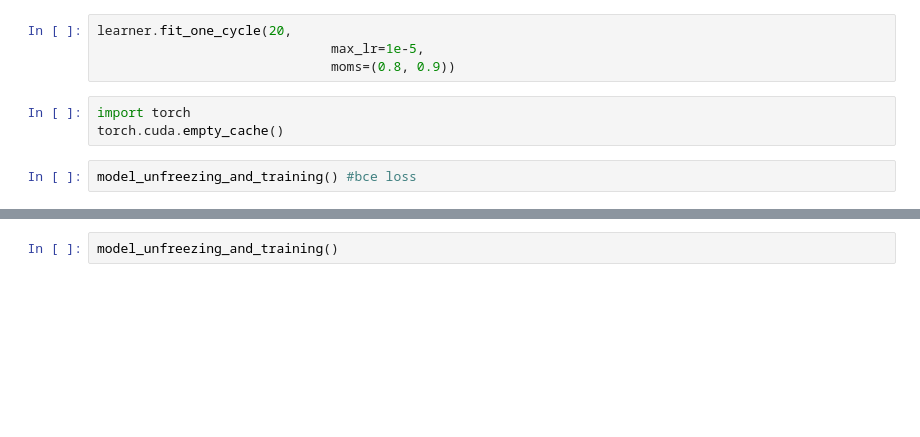
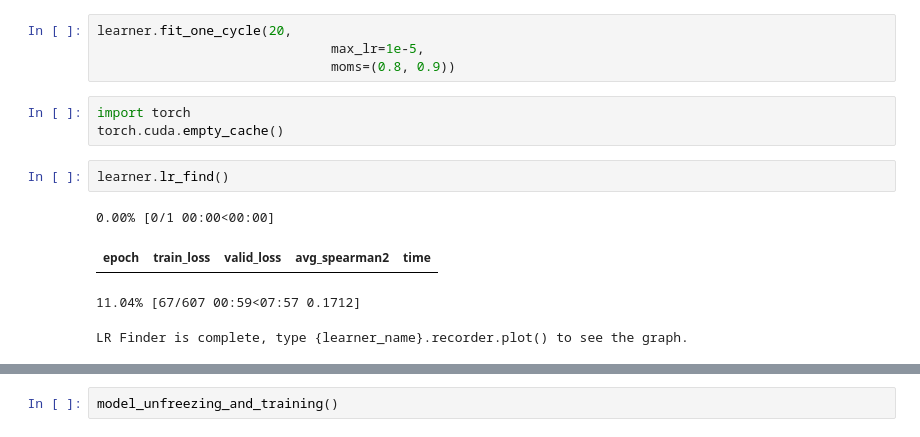
Before and after one commit to mrdbarros/gquest_nbdev, a Jupyter notebook: fastai_v1_transformers-BWW-Script.ipynb, the cells around one changed output, grey strips where cells are left out. Drawn from its saved outputs; the diff is of its cells as text; blank space fills up the shorter version.

```diff
--- a/fastai_v1_transformers-BWW-Script.ipynb
+++ b/fastai_v1_transformers-BWW-Script.ipynb
@@ -409,5 +427,10 @@ learner.fit_one_cycle(20,
 # %%
 import torch
 torch.cuda.empty_cache()
-# %%
-model_unfreezing_and_training() #bce loss
+# %%
+learner.lr_find()
+# %% [output]
+0.00% [0/1 00:00<00:00]
+| epoch | train_loss | valid_loss | avg_spearman2 | time |
+11.04% [67/607 00:59<07:57 0.1712]
+LR Finder is complete, type {learner_name}.recorder.plot() to see the graph.
```
Also changed, not shown: parts of 10 cells of this notebook, 1 other file.
